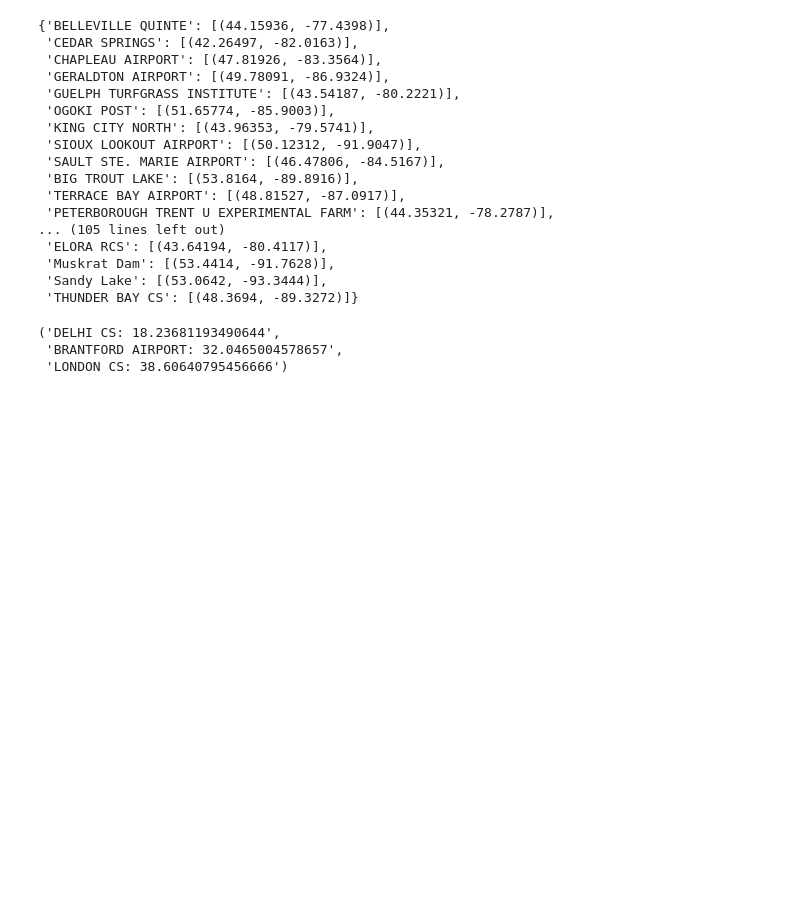
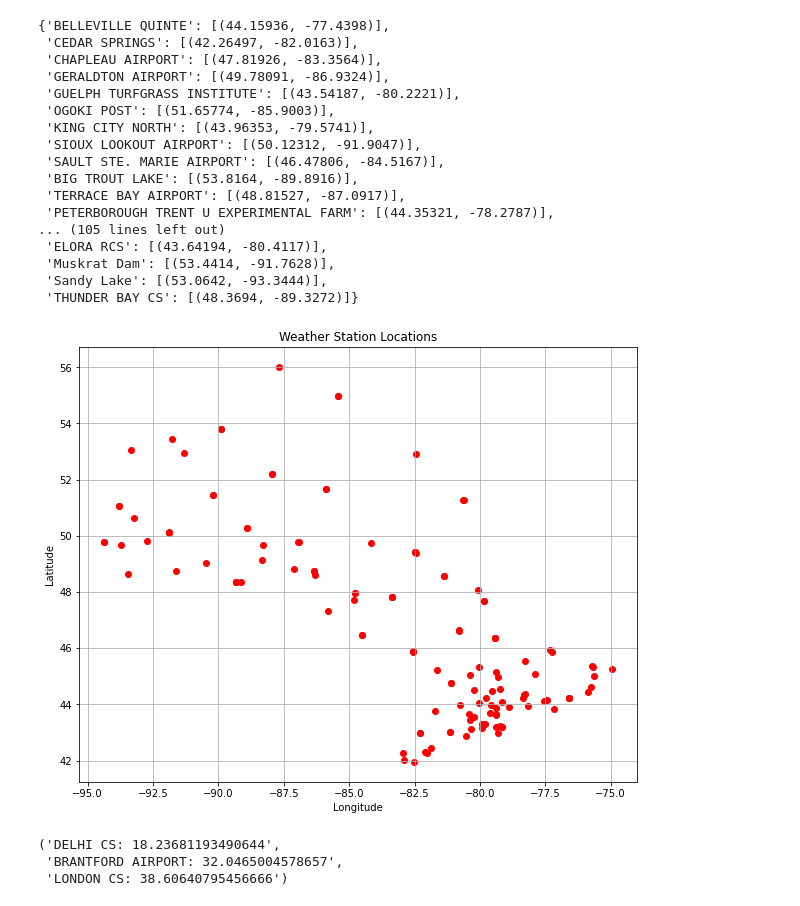
Before and after one commit to BagavanMM/Crop-Phenology-Prediction-Model, a Jupyter notebook: ClosestWSIdentifier.ipynb, the cells around one changed output. Saved outputs shown, nothing was run; the diff lists cells and outputs as text; code cells hidden in the pictures; blank space fills up the shorter version.

Commit message:
fixed triangulation and created plotting function

```diff
--- a/ClosestWSIdentifier.ipynb
+++ b/ClosestWSIdentifier.ipynb
@@ -91,3 +91,18 @@ def locate_closest_weather_stations(farm_address):
         closest_ws.append(f'{key}: {key_value}')
 
     return closest_ws[0], closest_ws[1], closest_ws[2]
+# %%
+import matplotlib.pyplot as plt
+
+lats = [lat for station in weather_station_dictionary.values() for lat, _ in station]
+lons = [lon for station in weather_station_dictionary.values() for _, lon in station]
+
+plt.figure(figsize=(10, 8))
+plt.scatter(lons, lats, color="red", marker='o')
+plt.xlabel("Longitude")
+plt.ylabel("Latitude")
+plt.title("Weather Station Locations")
+plt.grid(True)
+plt.show()
+# %% [output]
+[figure, added]
```
Also changed, not shown: parts of 2 cells of this notebook.
